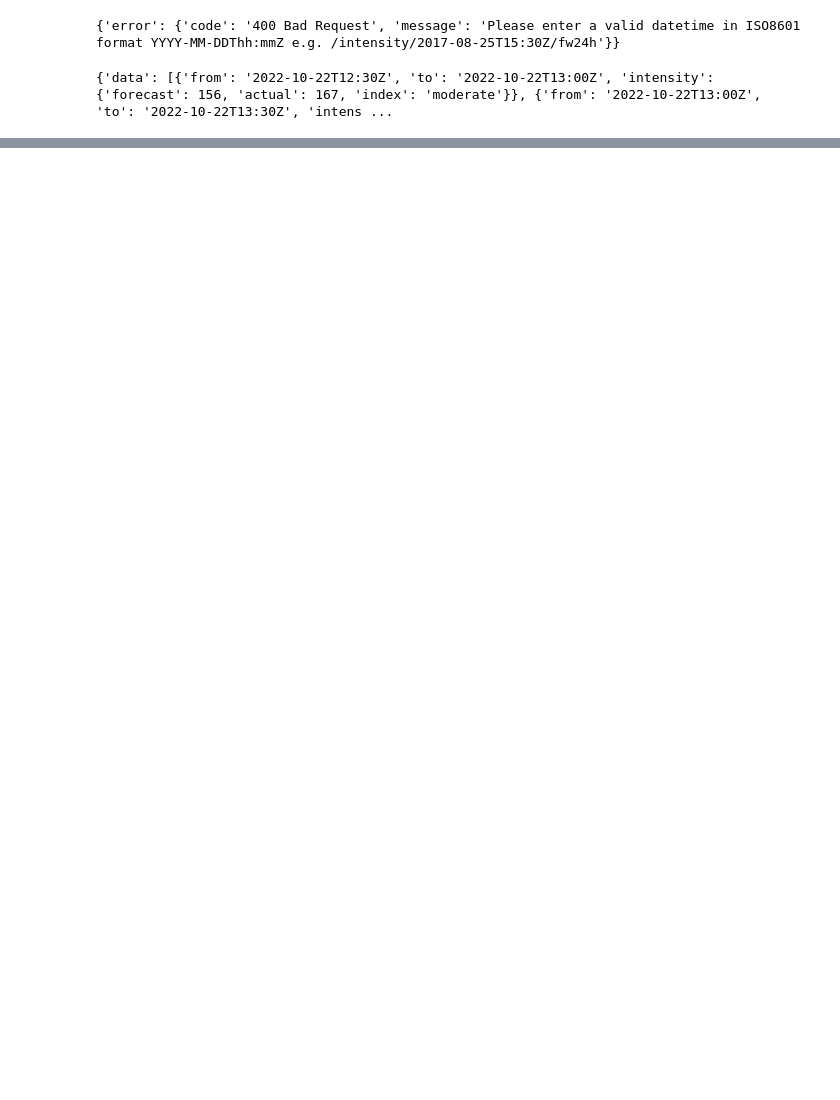
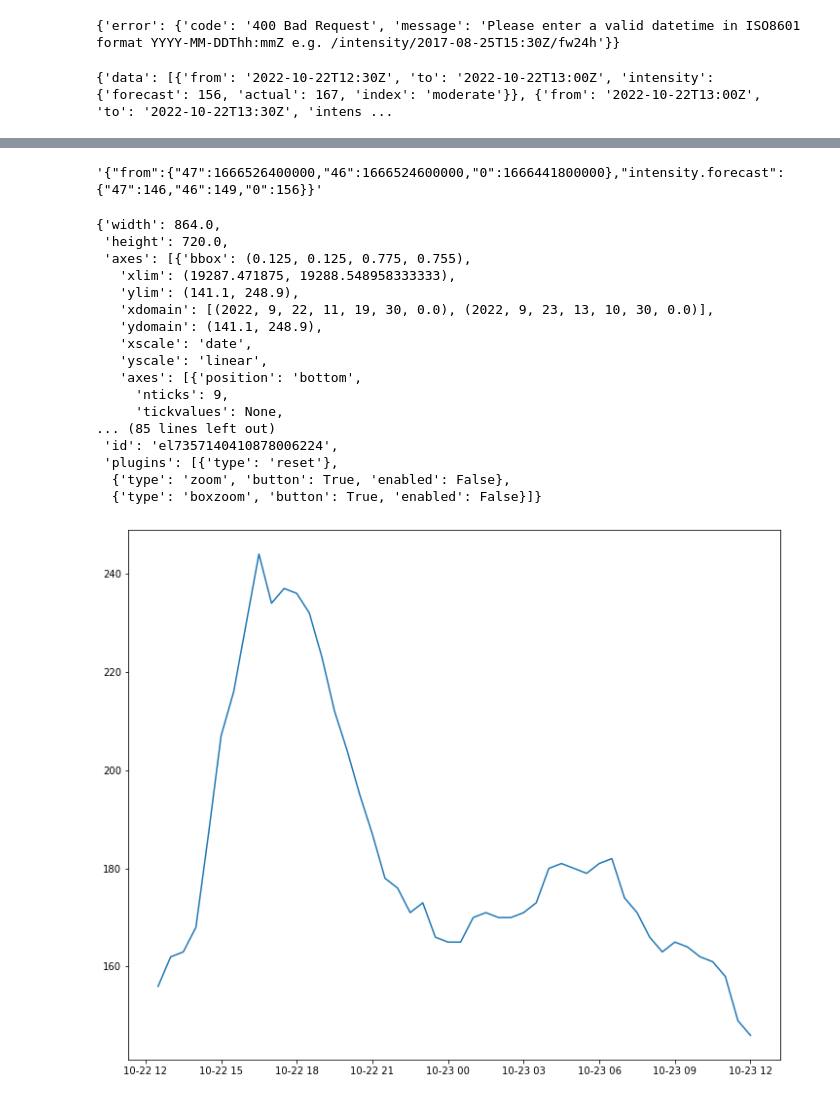
Before and after one commit to im-busari/useless-app, a Jupyter notebook: api/draft.ipynb, the cells around one changed output, grey strips where cells are left out. Saved outputs shown, nothing was run; the diff lists cells and outputs as text; code cells hidden in the pictures; blank space fills up the shorter version.

Commit message:
graph is pretty but needs hour axis

```diff
--- a/api/draft.ipynb
+++ b/api/draft.ipynb
@@ -22,5 +24,9 @@ import pandas as pd
 # %%
 data = pd.json_normalize(r['data'], max_level=1)
 data = data.drop(['to', 'intensity.actual', 'intensity.index'], axis = 1)
-data.set_index('from')
+data = data.set_index('from')
+data = data.reset_index()
+data['from'] = pd.to_datetime(data['from'], format = '%Y-%m-%dT%H:%MZ')
+smallest = data.nsmallest(3,"intensity.forecast")
+print(smallest)
 # %% [output]
@@ -44,0 +37,29 @@ data.set_index('from')
+# %%
+smallest.to_json()
+# %% [output]
+'{"from":{"47":1666526400000,"46":1666524600000,"0":1666441800000},"intensity.forecast":{"47":146,"46":149,"0":156}}'
+# %%
+import matplotlib.pyplot as plt
+import mpld3
+fig = plt.figure(figsize =(12, 10))
+plt.plot(data["from"], data["intensity.forecast"])
+mpld3.fig_to_dict(fig)
+# %% [output]
+{'width': 864.0,
+ 'height': 720.0,
+ 'axes': [{'bbox': (0.125, 0.125, 0.775, 0.755),
+   'xlim': (19287.471875, 19288.548958333333),
+   'ylim': (141.1, 248.9),
+   'xdomain': [(2022, 9, 22, 11, 19, 30, 0.0), (2022, 9, 23, 13, 10, 30, 0.0)],
+   'ydomain': (141.1, 248.9),
+   'xscale': 'date',
+   'yscale': 'linear',
+   'axes': [{'position': 'bottom',
+     'nticks': 9,
+     'tickvalues': None,
+... (85 lines left out)
+ 'id': 'el7357140410878006224',
+ 'plugins': [{'type': 'reset'},
+  {'type': 'zoom', 'button': True, 'enabled': False},
+  {'type': 'boxzoom', 'button': True, 'enabled': False}]}
+[figure, added]
```
Also changed, not shown: parts of 6 cells of this notebook.
